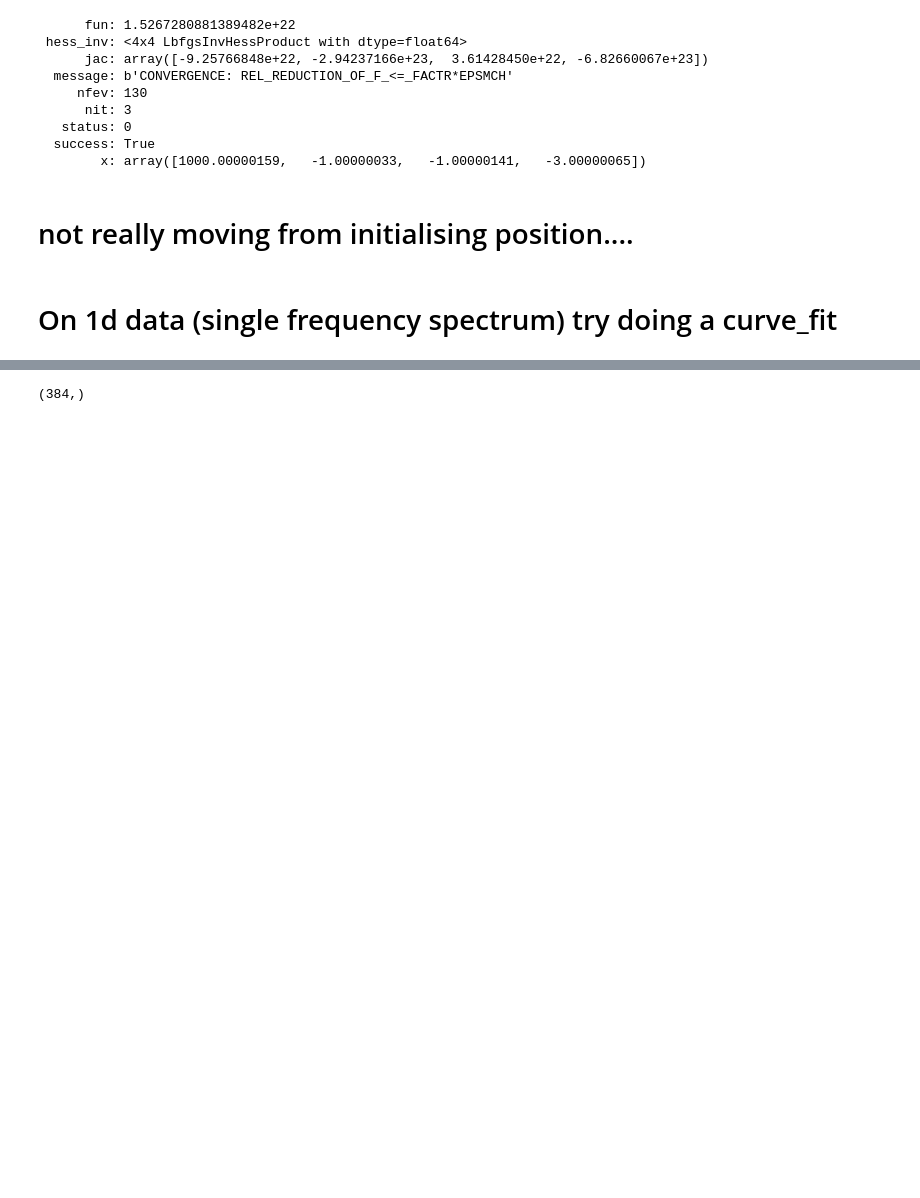
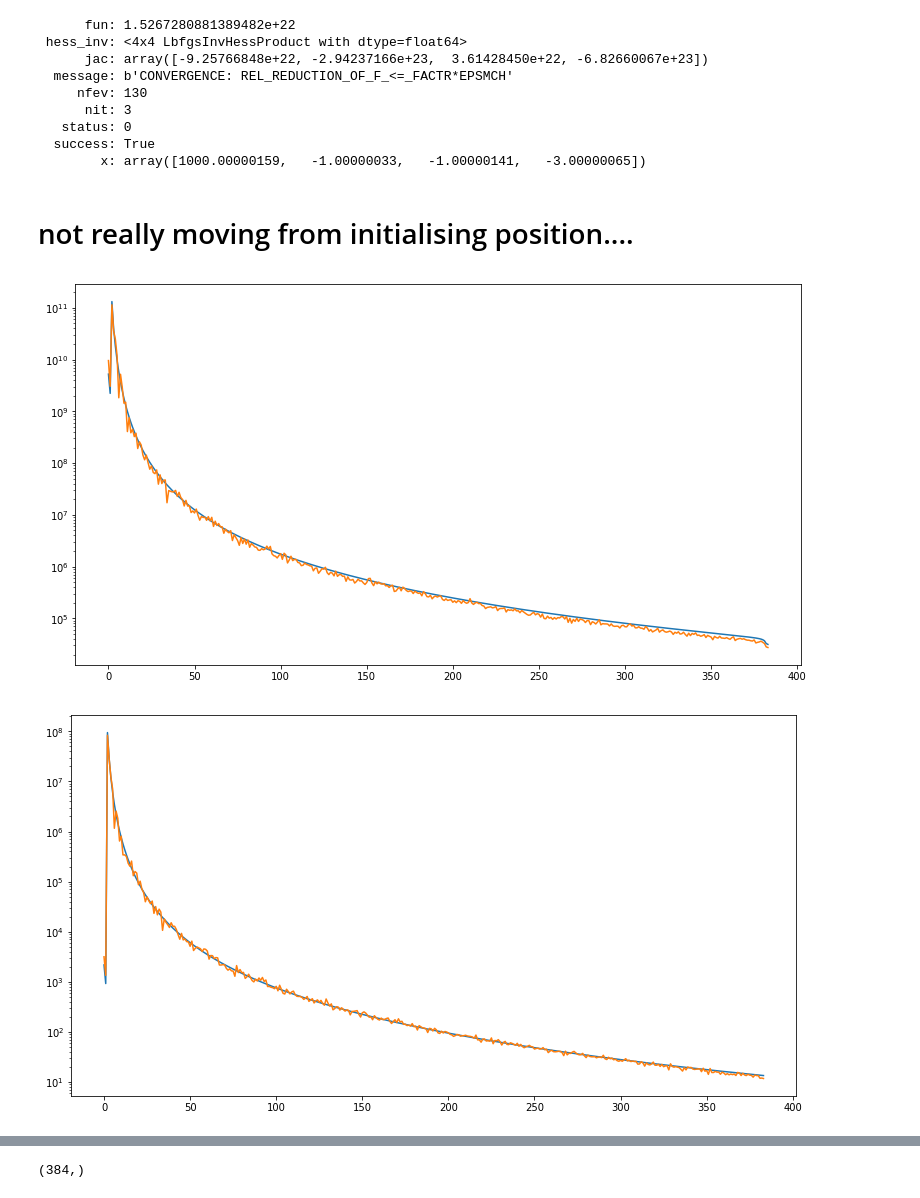
Before and after one commit to acwgough/foreground_moments, a Jupyter notebook: 2019-08-07 optimisation - curve fit and minimize.ipynb, the cells around one changed output, grey strips where cells are left out. Cells and saved outputs as stored; diff of their text form; code cells hidden in the pictures; blank space fills up the shorter version.

```diff
--- a/2019-08-07 optimisation - curve fit and minimize.ipynb
+++ b/2019-08-07 optimisation - curve fit and minimize.ipynb
@@ -75,5 +75,11 @@ result
 # not really moving from initialising position....
 # %%
 %autoreload
-# %% [markdown]
-# On 1d data (single frequency spectrum) try doing a curve_fit
+# %%
+for i in range(len(freqs)):
+    figure()
+    semilogy(model[i])
+    semilogy(power_spectrum_data[i])
+# %% [output]
+[figure, added]
+[figure, added]
```
Also changed, not shown: parts of 9 cells of this notebook, 2 other files.
